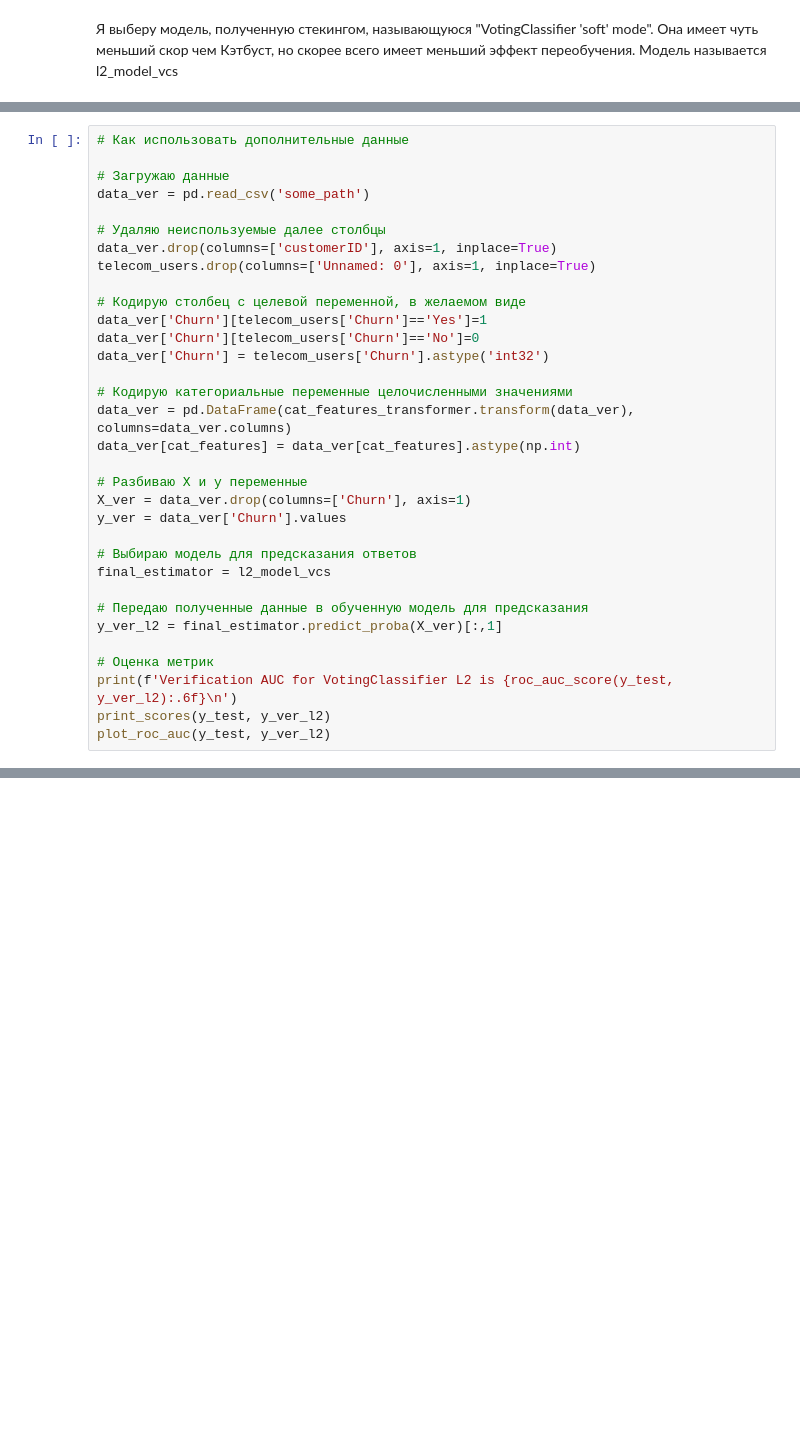
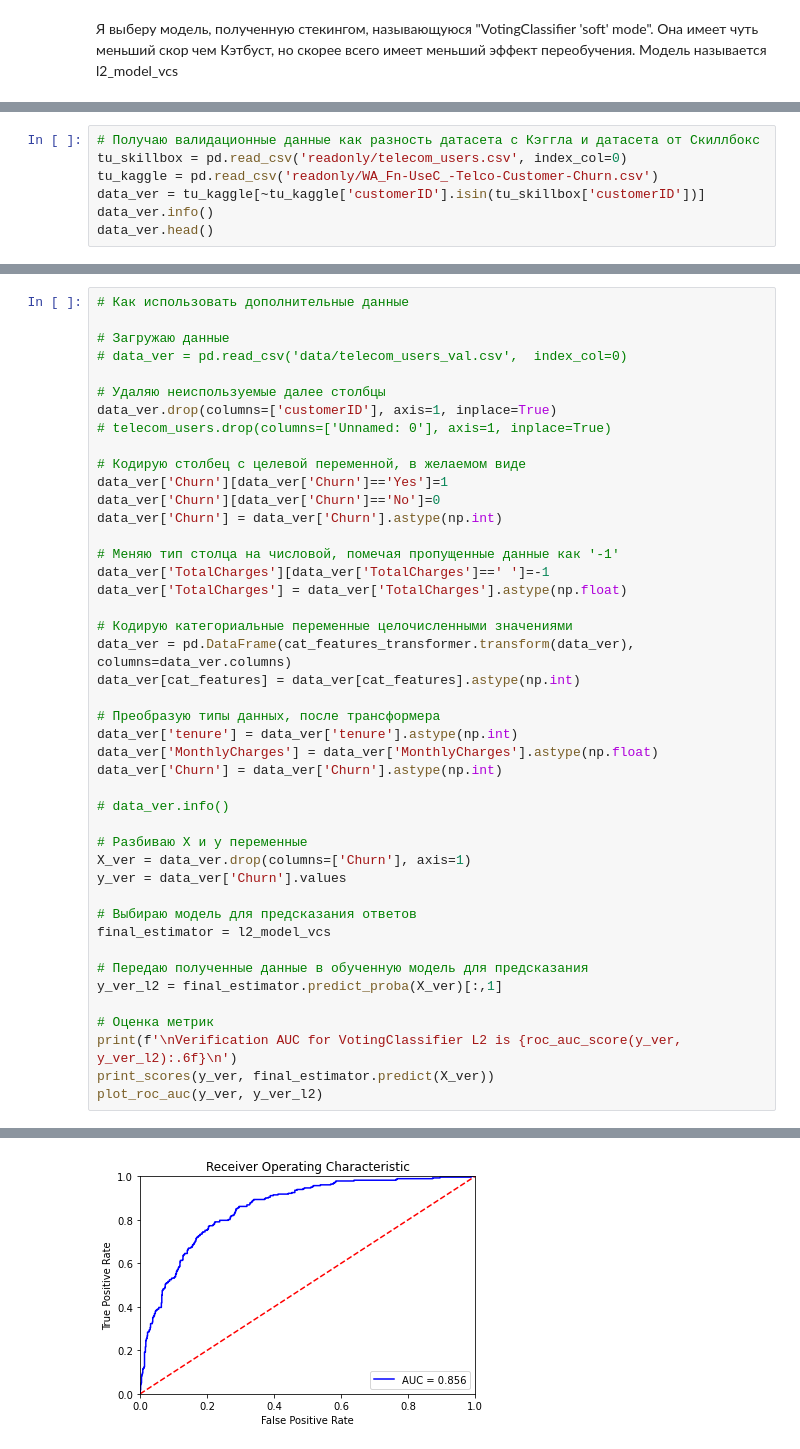
Before and after one commit to ddmitry80/ds_coursework_ml_beginner, a Jupyter notebook: Coursework_ML.ipynb, the cells around one changed output, grey strips where cells are left out. Cells and saved outputs as stored; diff of their text form; blank space fills up the shorter version.

Commit message:
Added validation dataset from Kaggle and bugfixes

```diff
--- a/Coursework_ML.ipynb
+++ b/Coursework_ML.ipynb
@@ -992,0 +1017,7 @@ Wall time: 9.01 s
+# %%
+# Получаю валидационные данные как разность датасета с Кэггла и датасета от Скиллбокс
+tu_skillbox = pd.read_csv('readonly/telecom_users.csv', index_col=0)
+tu_kaggle = pd.read_csv('readonly/WA_Fn-UseC_-Telco-Customer-Churn.csv')
+data_ver = tu_kaggle[~tu_kaggle['customerID'].isin(tu_skillbox['customerID'])]
+data_ver.info()
+data_ver.head()
@@ -994,20 +1050,31 @@ Wall time: 9.01 s
 # Как использовать дополнительные данные
 
 # Загружаю данные
-data_ver = pd.read_csv('some_path')
+# data_ver = pd.read_csv('data/telecom_users_val.csv',  index_col=0)
 
 # Удаляю неиспользуемые далее столбцы
 data_ver.drop(columns=['customerID'], axis=1, inplace=True)
-telecom_users.drop(columns=['Unnamed: 0'], axis=1, inplace=True)
+# telecom_users.drop(columns=['Unnamed: 0'], axis=1, inplace=True)
 
 # Кодирую столбец с целевой переменной, в желаемом виде
-data_ver['Churn'][telecom_users['Churn']=='Yes']=1
-data_ver['Churn'][telecom_users['Churn']=='No']=0
-data_ver['Churn'] = telecom_users['Churn'].astype('int32')
+data_ver['Churn'][data_ver['Churn']=='Yes']=1
+data_ver['Churn'][data_ver['Churn']=='No']=0
+data_ver['Churn'] = data_ver['Churn'].astype(np.int)
+
+# Меняю тип столца на числовой, помечая пропущенные данные как '-1'
+data_ver['TotalCharges'][data_ver['TotalCharges']==' ']=-1
+data_ver['TotalCharges'] = data_ver['TotalCharges'].astype(np.float)
 
 # Кодирую категориальные переменные целочисленными значениями
 data_ver = pd.DataFrame(cat_features_transformer.transform(data_ver), columns=data_ver.columns)
 data_ver[cat_features] = data_ver[cat_features].astype(np.int)
+
+# Преобразую типы данных, после трансформера
+data_ver['tenure'] = data_ver['tenure'].astype(np.int)
+data_ver['MonthlyCharges'] = data_ver['MonthlyCharges'].astype(np.float)
+data_ver['Churn'] = data_ver['Churn'].astype(np.int)
+
+# data_ver.info()
 
 # Разбиваю X и y переменные
 X_ver = data_ver.drop(columns=['Churn'], axis=1)
@@ -1020,7 +1087,7 @@ final_estimator = l2_model_vcs
 y_ver_l2 = final_estimator.predict_proba(X_ver)[:,1]
 
 # Оценка метрик
-print(f'Verification AUC for VotingClassifier L2 is {roc_auc_score(y_test, y_ver_l2):.6f}\n')
-print_scores(y_test, y_ver_l2)
-plot_roc_auc(y_test, y_ver_l2)
+print(f'\nVerification AUC for VotingClassifier L2 is {roc_auc_score(y_ver, y_ver_l2):.6f}\n')
+print_scores(y_ver, final_estimator.predict(X_ver))
+plot_roc_auc(y_ver, y_ver_l2)
 # %% [output]
@@ -1027,0 +1115 @@ FileNotFoundError: [Errno 2] No such file or directory: 'some_path'
+[figure, added]
```
Also changed, not shown: parts of 13 cells of this notebook, 1 other file.
